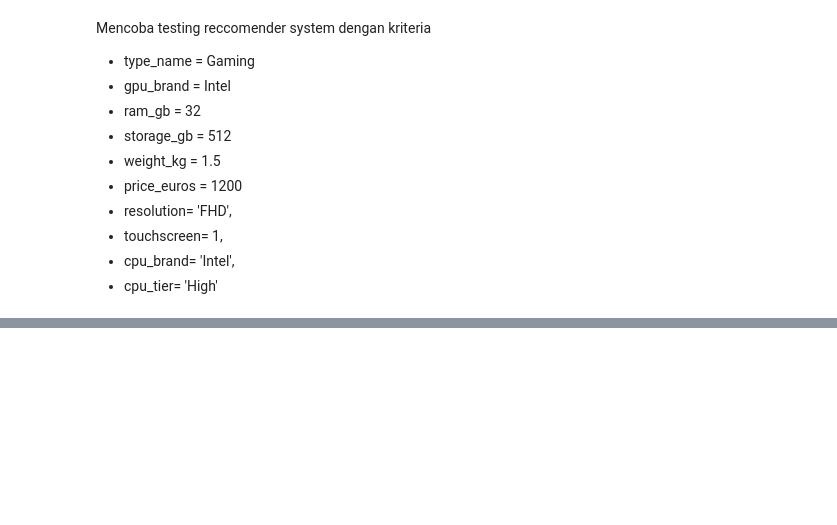
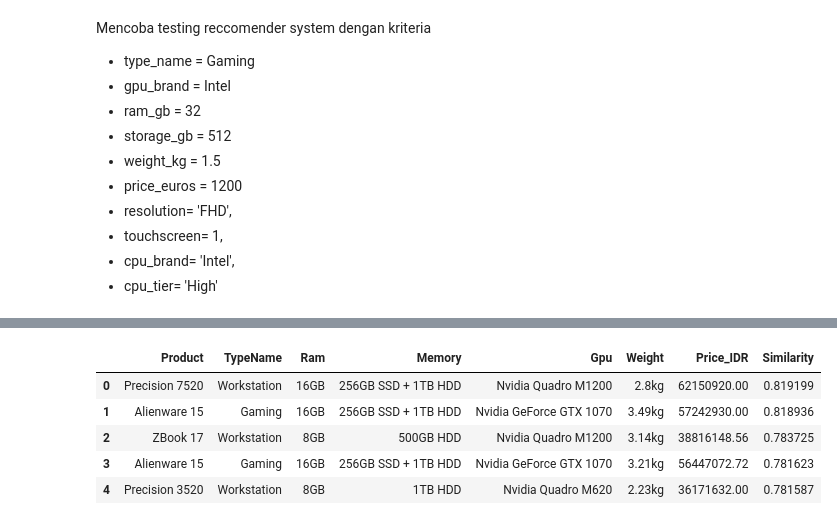
Before and after one commit to FTDS-assignment-bay/p2-ftds-final-project-ftds-038-hck-group-001, a Jupyter notebook: Data_Science_Laptop_Recommendation.ipynb, the cells around one changed output, grey strips where cells are left out. Cells and saved outputs as stored; diff of their text form; code cells hidden in the pictures; blank space fills up the shorter version.

```diff
--- a/Data_Science_Laptop_Recommendation.ipynb
+++ b/Data_Science_Laptop_Recommendation.ipynb
@@ -276,0 +585,9 @@ dtype: float64
+# %%
+recsys2('Professional User',berat='Sedang', budget='High')
+# %% [output]
+|  | Product | TypeName | Ram | Memory | Gpu | Weight | Price_IDR | Similarity |
+| 0 | Precision 7520 | Workstation | 16GB | 256GB SSD + 1TB HDD | Nvidia Quadro M1200 | 2.8kg | 62150920.00 | 0.819199 |
+| 1 | Alienware 15 | Gaming | 16GB | 256GB SSD + 1TB HDD | Nvidia GeForce GTX 1070 | 3.49kg | 57242930.00 | 0.818936 |
+| 2 | ZBook 17 | Workstation | 8GB | 500GB HDD | Nvidia Quadro M1200 | 3.14kg | 38816148.56 | 0.783725 |
+| 3 | Alienware 15 | Gaming | 16GB | 256GB SSD + 1TB HDD | Nvidia GeForce GTX 1070 | 3.21kg | 56447072.72 | 0.781623 |
+| 4 | Precision 3520 | Workstation | 8GB | 1TB HDD | Nvidia Quadro M620 | 2.23kg | 36171632.00 | 0.781587 |
```
Also changed, not shown: parts of 27 cells of this notebook.
